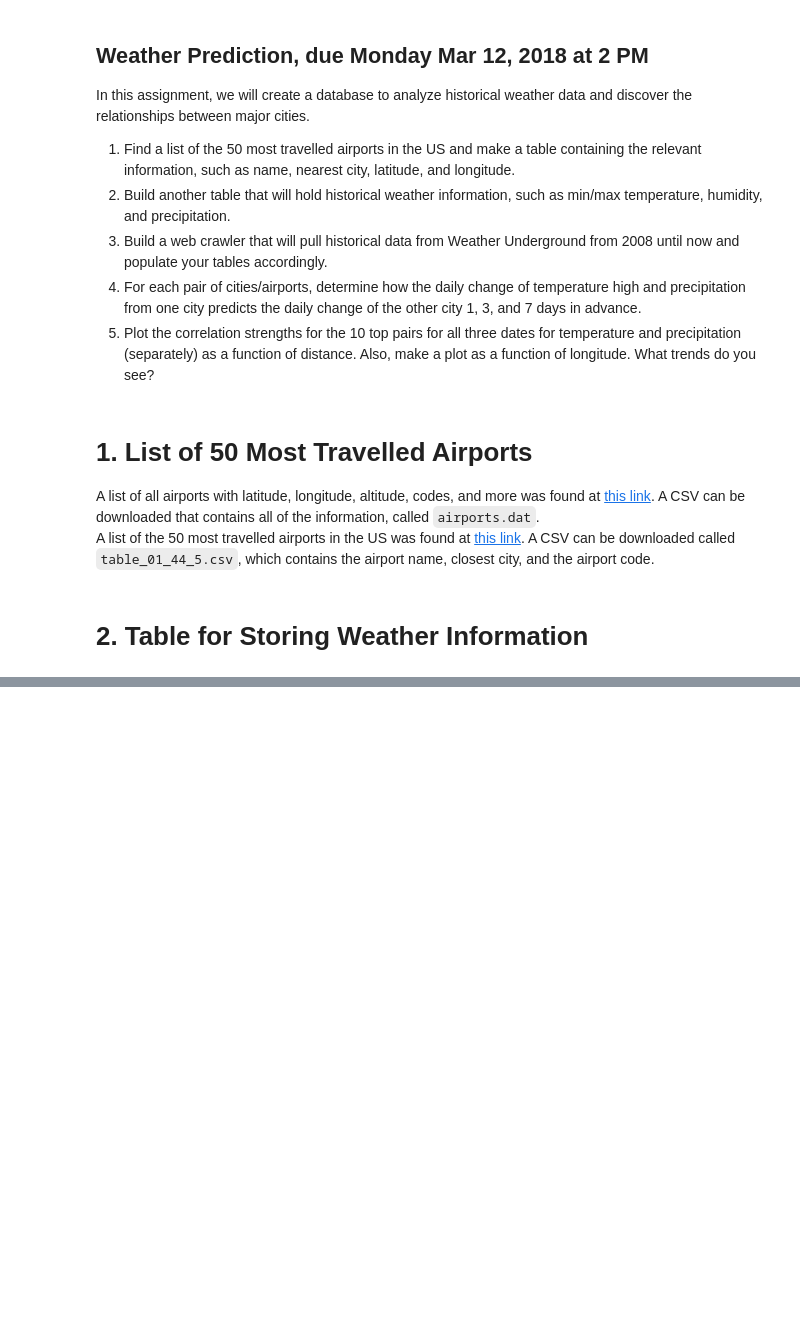
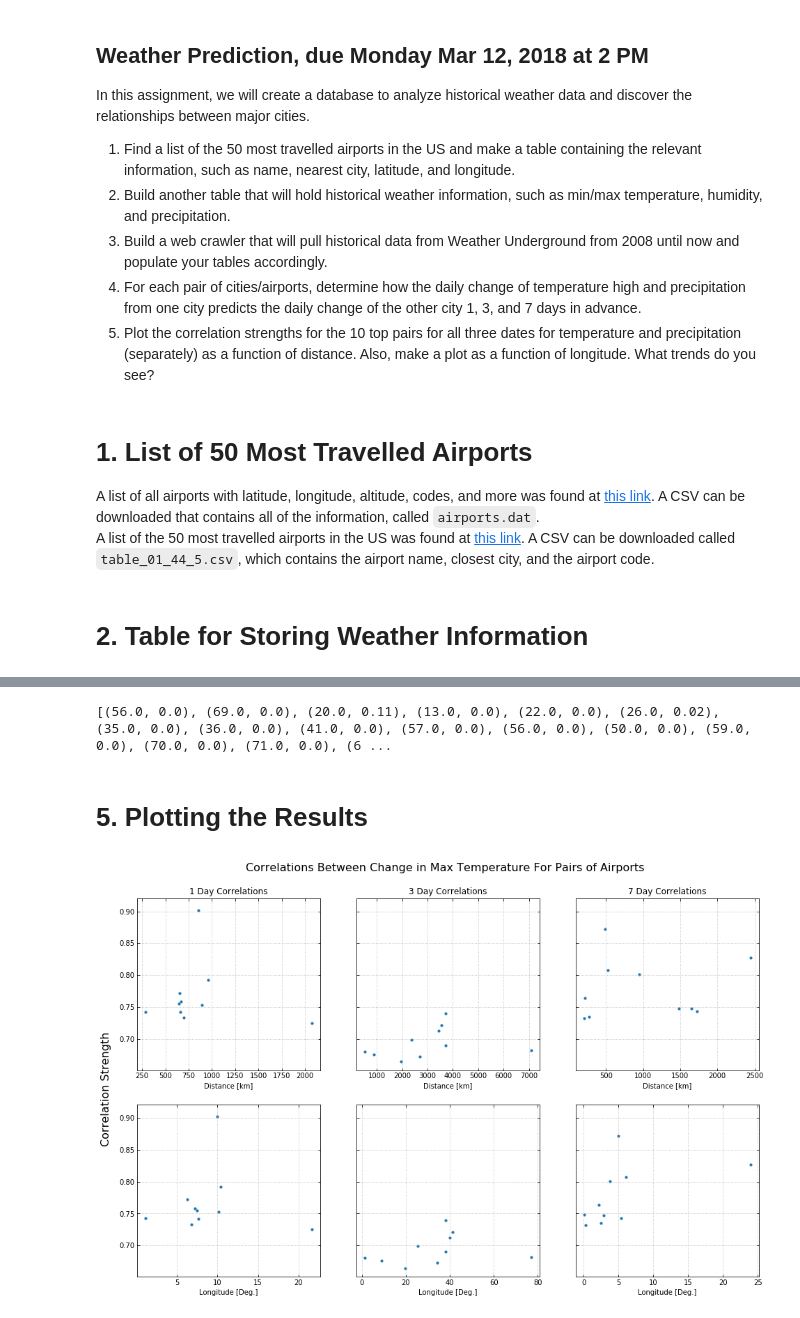
Before and after one commit to giangdip2410/watkins-ay250-s2018-hw, a Jupyter notebook: hw_5/hw_5_assignment.ipynb, the cells around one changed output, grey strips where cells are left out. Cells and saved outputs as stored; diff of their text form; code cells hidden in the pictures; blank space fills up the shorter version.

Commit message:
added web crawler for getting weather data, started work on correlation strengths and plotting

```diff
--- a/hw_5/hw_5_assignment.ipynb
+++ b/hw_5/hw_5_assignment.ipynb
@@ -33,7 +33,7 @@ most_travelled_airports = most_travelled_airports.merge(all_airports,how="left",
 import sqlite3
 
 # let's create an airports table to store all of the information
-connection = sqlite3.connect("/tmp/example2.db")
+connection = sqlite3.connect("airport_data.db")
 cursor = connection.cursor()
 
 sql_cmd = """CREATE TABLE airports (aid INTEGER PRIMARY KEY AUTOINCREMENT,
@@ -61,0 +219,72 @@ connection.commit()
+# %%
+
+sql_cmd = f"""SELECT weather.maxtemp,weather.precip FROM weather
+         WHERE weather.aid = 6"""
+cursor.execute(sql_cmd);
+print(cursor.fetchall())
+# %% [output]
+[(56.0, 0.0), (69.0, 0.0), (20.0, 0.11), (13.0, 0.0), (22.0, 0.0), (26.0, 0.02), (35.0, 0.0), (36.0, 0.0), (41.0, 0.0), (57.0, 0.0), (56.0, 0.0), (50.0, 0.0), (59.0, 0.0), (70.0, 0.0), (71.0, 0.0), (6 ...
+# %% [markdown]
+# 5. Plotting the Results
+# %%
+import matplotlib.pyplot as plt
+% matplotlib inline
+
+def distanceOnSphere(lat1,lon1,lat2,lon2):
+    # takes in latitude and longitude of two points in degrees,
+    # outputs the great circle distance using the haversine formula (see Wikipedia)
+
+    rEarth = 6371000.0 # radius of Earth in meters
+
+    lat1*=np.pi/180
+    lon1*=np.pi/180
+    lat2*=np.pi/180
+    lon2*=np.pi/180
+
+    dlon = lon2 - lon1
+    dlat = lat2 - lat1
+    a = np.sin(dlat/2.0)**2.0 + np.cos(lat1)*np.cos(lat2) * np.sin(dlon/2)**2.0
+    d = 2 * rEarth * np.sqrt(a)
+    return d
+
+nMax = 10
+
+fig, ax = plt.subplots(2, 3, sharey='row',figsize=(16,10))
+fig.text(0.08, 0.5, 'Correlation Strength', va='center', rotation='vertical',fontsize=16)
+fig.text(0.26, 0.94, 'Correlations Between Change in Max Temperature For Pairs of Airports',va='center',fontsize=16)
+
+labels = ["1 Day Correlations","3 Day Correlations","7 Day Correlations"]
+
+for iDiff in range(3):
+
+    corrStrength = abs(maxTempCorrs[:,iDiff])
+    maxInds = corrStrength.argsort()[::-1][:nMax]
+    bestCombs = combs[maxInds]
+    distances = np.zeros(nMax)
+    dlongitude = np.zeros(nMax)
+
+
+    for iMax in range(nMax):
+        comb = bestCombs[iMax]
+        latlon = np.zeros((2,2))
+        for iComb in range(2):
+            sql_cmd = f"""SELECT airports.latitude,airports.longitude FROM airports
+                         WHERE airports.aid = {comb[iComb]}"""
+
+            cursor.execute(sql_cmd);
+            latlon[iComb] = np.array(cursor.fetchall(),dtype = np.float)
+        distances[iMax] = distanceOnSphere(latlon[0,0],latlon[0,1],latlon[1,0],latlon[1,1])
+        dlongitude[iMax] = abs(latlon[0,1]-latlon[1,1])
+
+    ax[0,iDiff].scatter(distances*1e-3,corrStrength[maxInds],s=10.0)
+    ax[0,iDiff].tick_params(which="both",top="on",right="on",direction="in")
+    ax[0,iDiff].grid(linestyle="dotted")
+    ax[0,iDiff].set_title(labels[iDiff])
+    ax[0,iDiff].set_xlabel("Distance [km]")
+
+    ax[1,iDiff].scatter(dlongitude,corrStrength[maxInds],s=10.0)
+    ax[1,iDiff].tick_params(which="both",top="on",right="on",direction="in")
+    ax[1,iDiff].grid(linestyle="dotted")
+    ax[1,iDiff].set_xlabel("Longitude [Deg.]")
+# %% [output]
+[figure, added]
```
Also changed, not shown: parts of 9 cells of this notebook.
